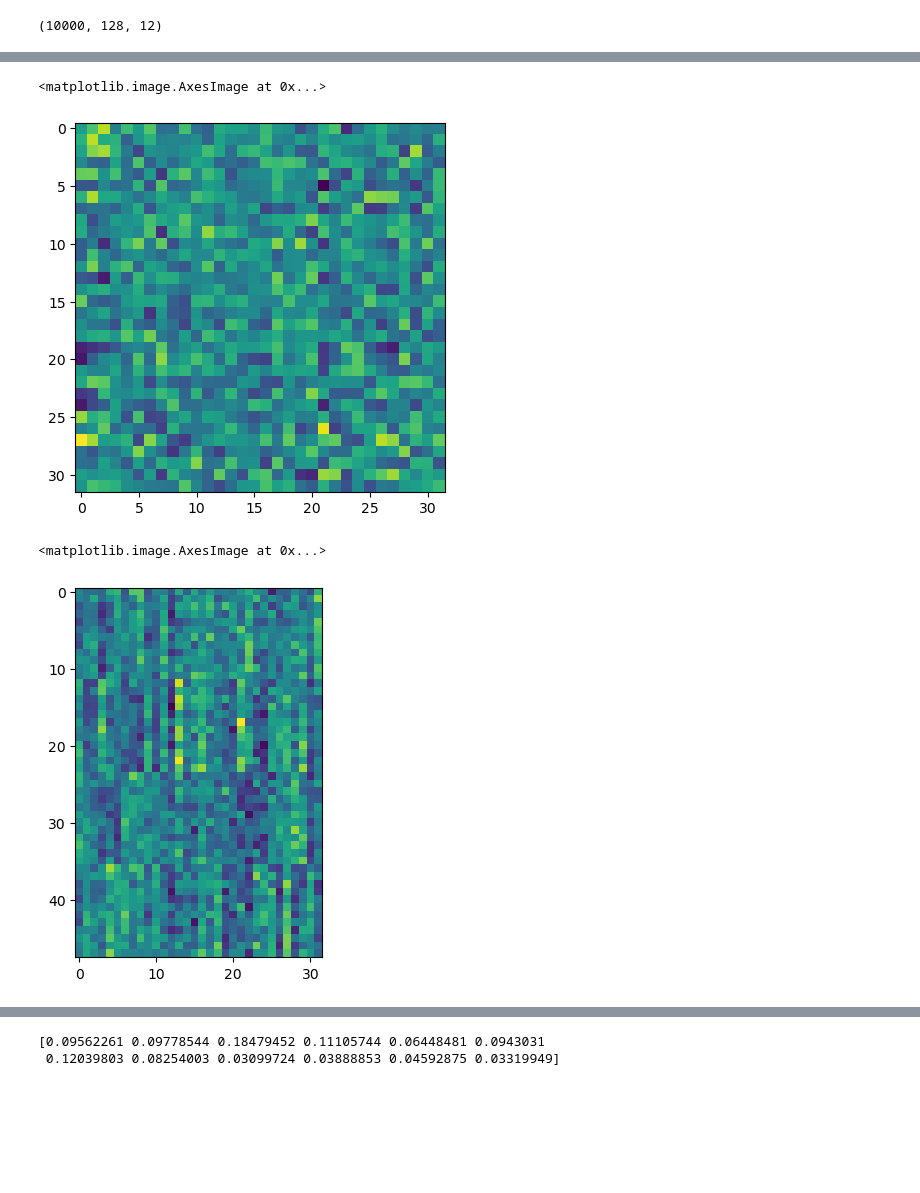
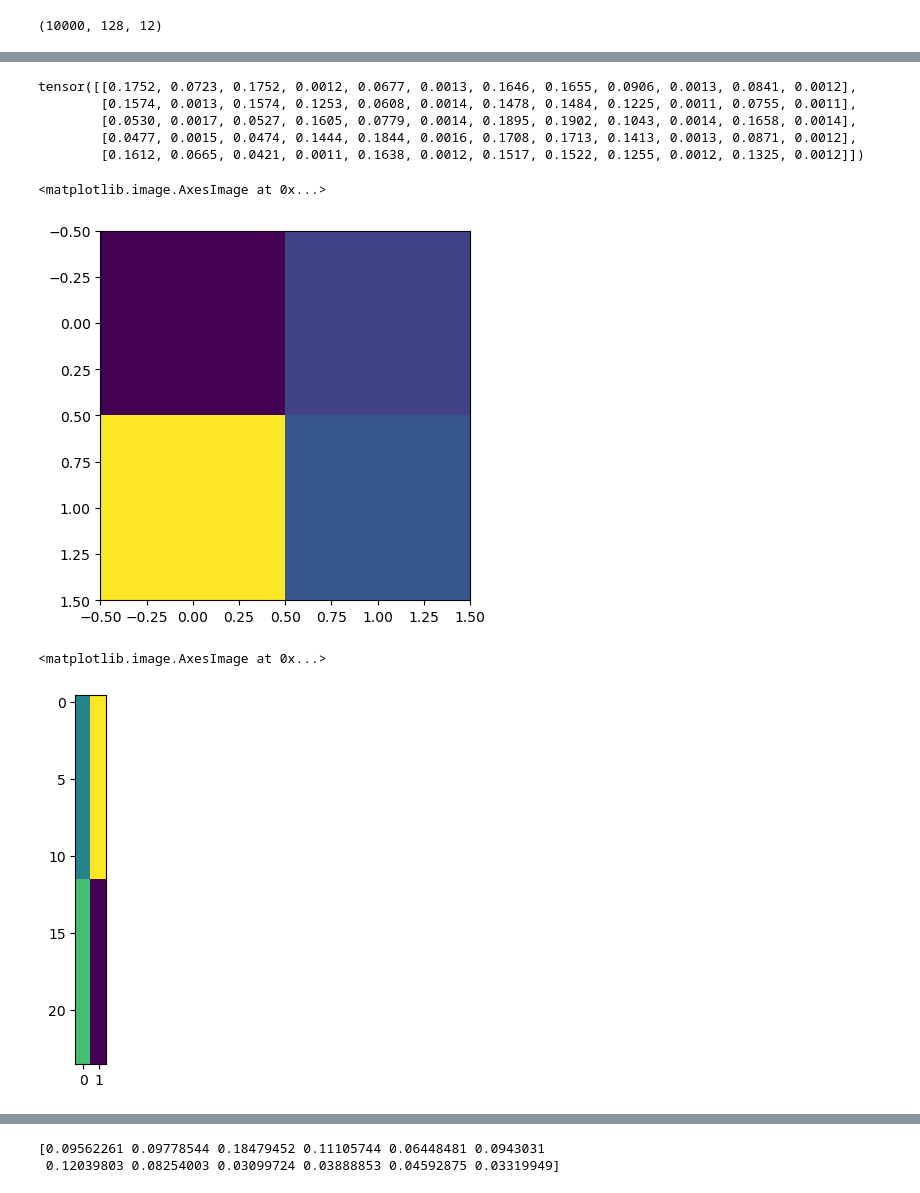
Before and after one commit to facebookresearch/pal, a Jupyter notebook: pruning/factorization.ipynb, the cells around one changed output, grey strips where cells are left out. Saved outputs shown, nothing was run; the diff lists cells and outputs as text; code cells hidden in the pictures; blank space fills up the shorter version.

Commit message:
reduce the embedding size

```diff
--- a/pruning/factorization.ipynb
+++ b/pruning/factorization.ipynb
@@ -9,7 +9,7 @@ import torch
 
 save_dir = Path('.').resolve() / 'results'
 
-vocab_size = 4
+vocab_size = 2
 bsz = 2048
 length = 12
 sparsity_index = 5
@@ -101,10 +101,11 @@ class Model(nn.Module):
             return out, attn
         return out
 # %%
-emb_dim = 32
+emb_dim = 2
+vocab_size = 2
 
 X = torch.from_numpy(data.astype(int))
-model = Model(emb_dim, vocab_size=4)
+model = Model(emb_dim, vocab_size)
 # %% [markdown]
 Training
 
@@ -252,11 +256,20 @@ for i in range(25):
+# %%
+torch.set_printoptions(linewidth=200)
+torch.from_numpy(attns[-1, 0:5, :])
+# %% [output]
+tensor([[0.1752, 0.0723, 0.1752, 0.0012, 0.0677, 0.0013, 0.1646, 0.1655, 0.0906, 0.0013, 0.0841, 0.0012],
+        [0.1574, 0.0013, 0.1574, 0.1253, 0.0608, 0.0014, 0.1478, 0.1484, 0.1225, 0.0011, 0.0755, 0.0011],
+        [0.0530, 0.0017, 0.0527, 0.1605, 0.0779, 0.0014, 0.1895, 0.1902, 0.1043, 0.0014, 0.1658, 0.0014],
+        [0.0477, 0.0015, 0.0474, 0.1444, 0.1844, 0.0016, 0.1708, 0.1713, 0.1413, 0.0013, 0.0871, 0.0012],
+        [0.1612, 0.0665, 0.0421, 0.0011, 0.1638, 0.0012, 0.1517, 0.1522, 0.1255, 0.0012, 0.1325, 0.0012]])
 # %%
 plt.imshow(model.softmax.value.weight.cpu().detach().numpy())
 # %% [output]
 <matplotlib.image.AxesImage at 0x...>
-[figure, old version]
+[figure, new version]
 # %%
 embs = np.vstack([qwe for qwe in model.token_emb.weight.cpu().detach().numpy() for _ in range(12)])
-plt.imshow(embs + model.pos_emb.weight.repeat(4,1).cpu().detach().numpy())
+plt.imshow(embs)
 # %% [output]
 <matplotlib.image.AxesImage at 0x...>
-[figure, old version]
+[figure, new version]
```
Also changed, not shown: parts of 26 cells of this notebook.
